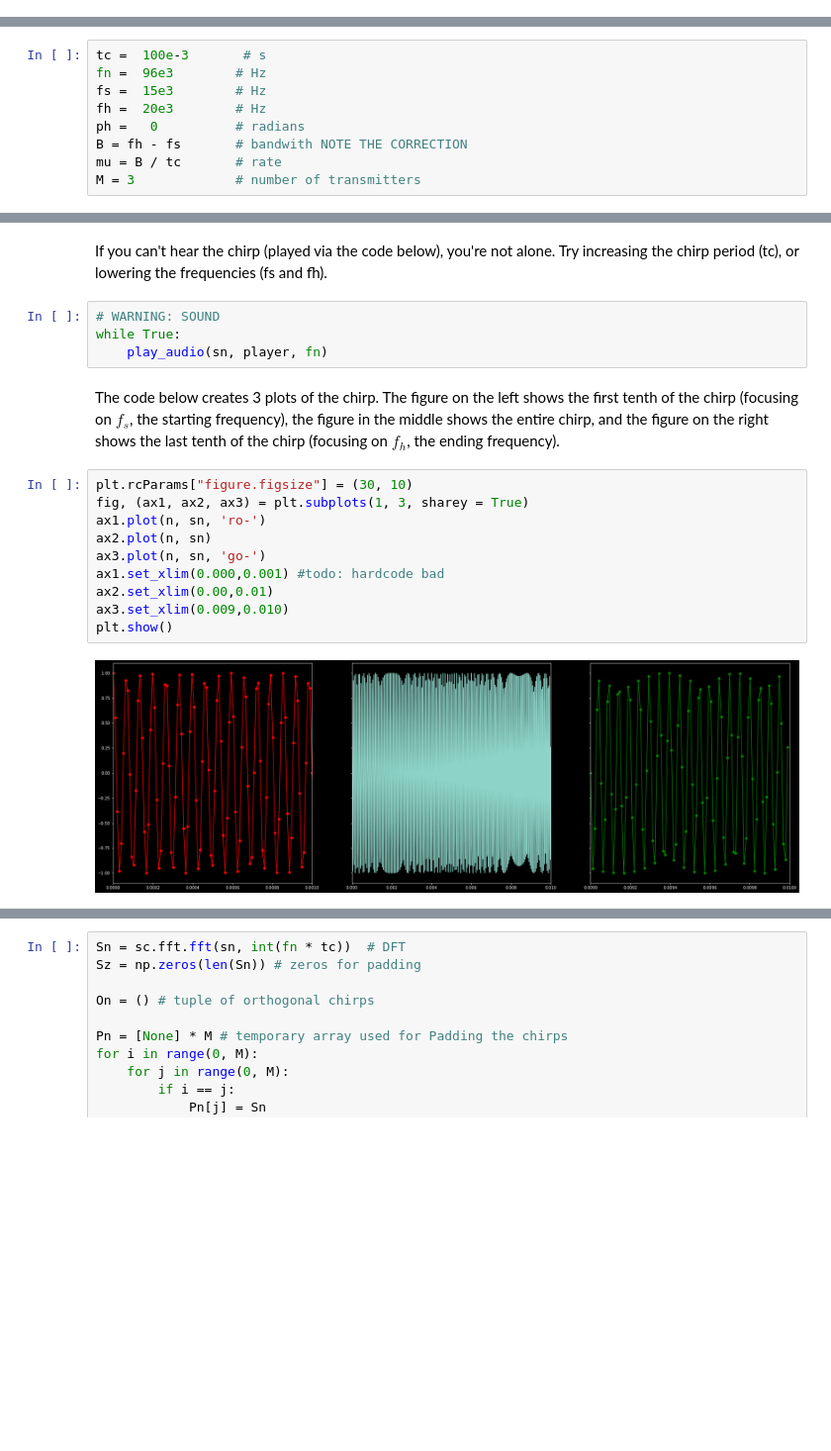
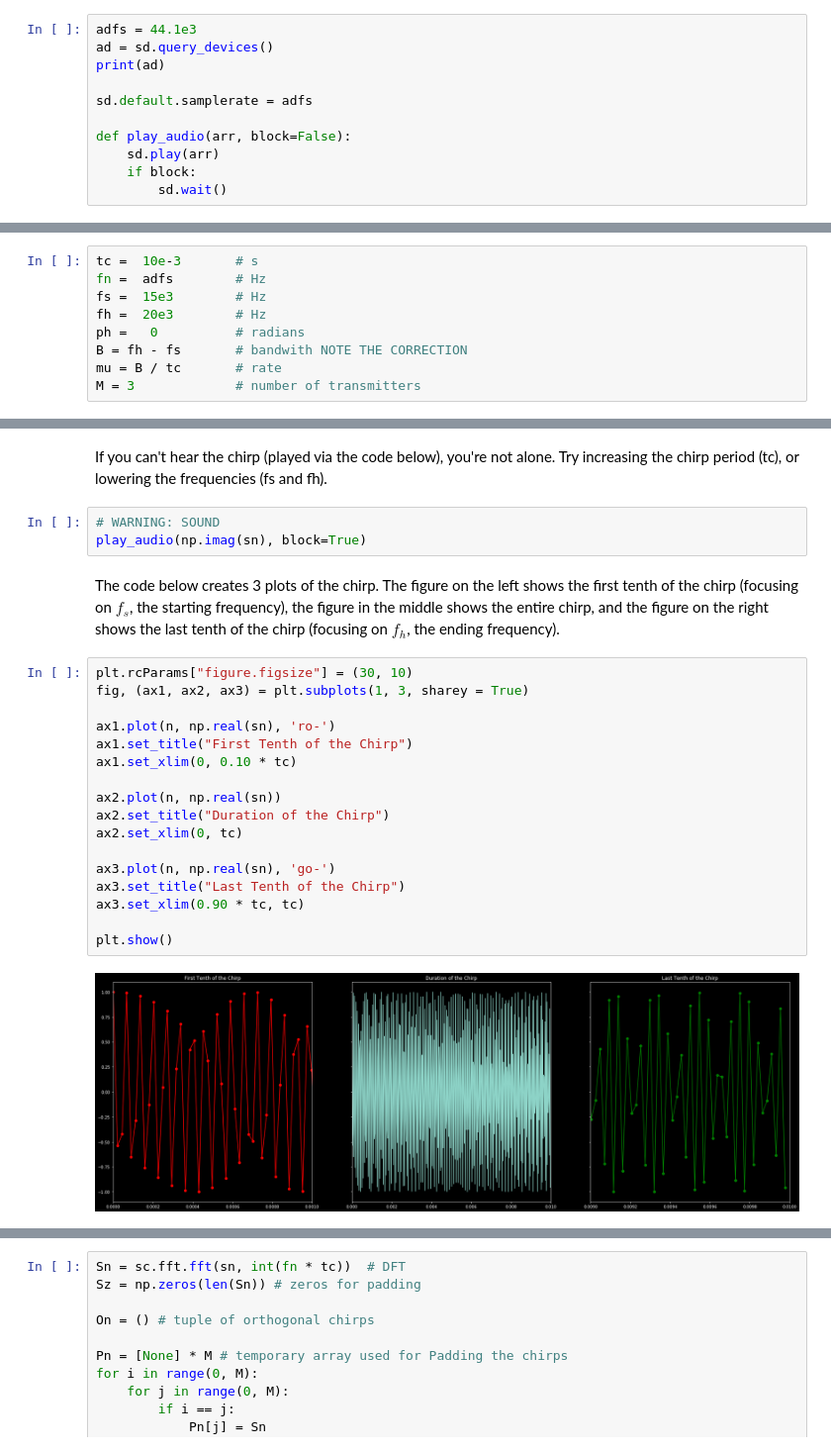
Before and after one commit to wabrams/NIST-PREP, a Jupyter notebook: orth_chirps.ipynb, the cells around one changed output, grey strips where cells are left out. Shown at 99% size. Drawn from its saved outputs; the diff is of its cells as text; blank space fills up the shorter version.

```diff
--- a/orth_chirps.ipynb
+++ b/orth_chirps.ipynb
@@ -26,0 +27,11 @@ player = pyaudio.PyAudio()
+# %%
+adfs = 44.1e3
+ad = sd.query_devices()
+print(ad)
+
+sd.default.samplerate = adfs
+
+def play_audio(arr, block=False):
+    sd.play(arr)
+    if block:
+        sd.wait()
@@ -29,8 +55,8 @@ player = pyaudio.PyAudio()
 
 These figures will be modelling those described in the paper "Orthogonal Chirp-Based Ultrasonic Positioning". The parameters listed below are the setup for the equation.
 # %%
-tc =  100e-3       # s
-fn =  96e3        # Hz
+tc =  10e-3       # s
+fn =  adfs        # Hz
 fs =  15e3        # Hz
 fh =  20e3        # Hz
 ph =   0          # radians
@@ -45,21 +76,27 @@ sn = np.exp(ph) * np.exp(2j * np.pi * ((fs * n) + (0.5 * mu * np.square(n))))
 # %% [markdown]
 If you can't hear the chirp (played via the code below), you're not alone. Try increasing the chirp period (tc), or lowering the frequencies (fs and fh).
-# %%
-# WARNING: SOUND
-while True:
-    play_audio(sn, player, fn)
+# %%
+# WARNING: SOUND
+play_audio(np.imag(sn), block=True)
 # %% [markdown]
 The code below creates 3 plots of the chirp. The figure on the left shows the first tenth of the chirp (focusing on $f_s$, the starting frequency), the figure in the middle shows the entire chirp, and the figure on the right shows the last tenth of the chirp (focusing on $f_h$, the ending frequency).
 # %%
 plt.rcParams["figure.figsize"] = (30, 10)
 fig, (ax1, ax2, ax3) = plt.subplots(1, 3, sharey = True)
-ax1.plot(n, sn, 'ro-')
-ax2.plot(n, sn)
-ax3.plot(n, sn, 'go-')
-ax1.set_xlim(0.000,0.001) #todo: hardcode bad
-ax2.set_xlim(0.00,0.01)
-ax3.set_xlim(0.009,0.010)
+
+ax1.plot(n, np.real(sn), 'ro-')
+ax1.set_title("First Tenth of the Chirp")
+ax1.set_xlim(0, 0.10 * tc)
+
+ax2.plot(n, np.real(sn))
+ax2.set_title("Duration of the Chirp")
+ax2.set_xlim(0, tc)
+
+ax3.plot(n, np.real(sn), 'go-')
+ax3.set_title("Last Tenth of the Chirp")
+ax3.set_xlim(0.90 * tc, tc)
+
 plt.show()
 # %% [output]
-[figure, old version]
+[figure, new version]
 # %% [markdown]
```
Also changed, not shown: parts of 19 cells of this notebook, 1 other file.
